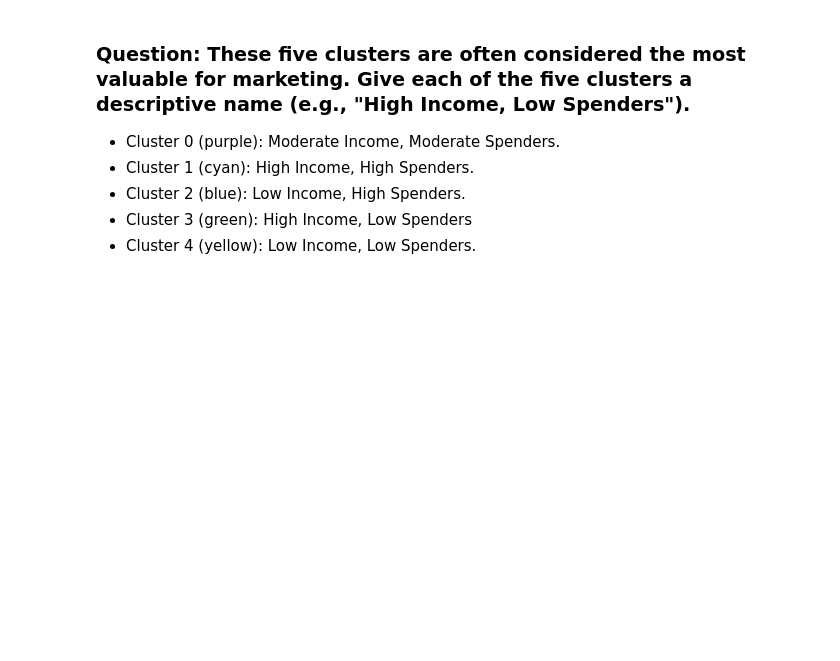
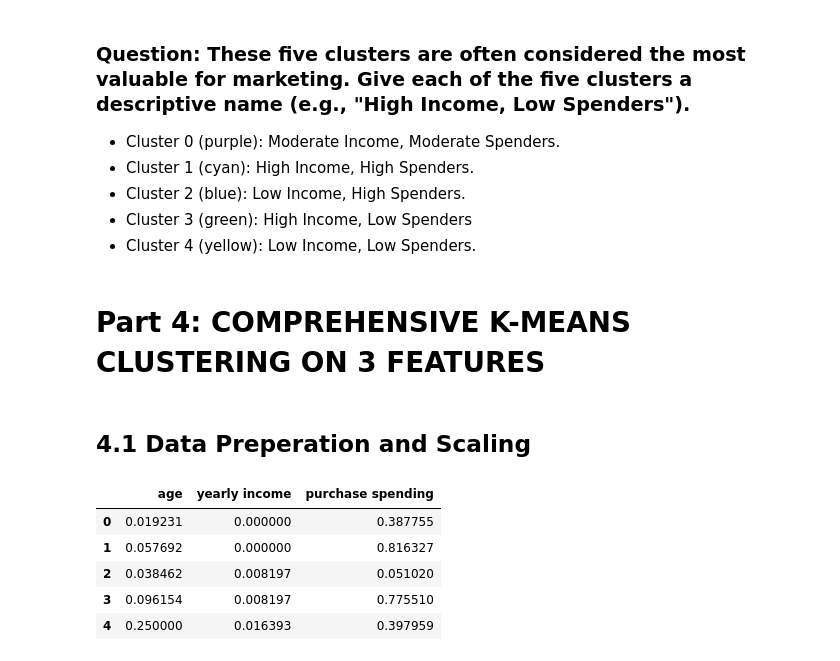
Before and after one commit to GitGud-f/customer-segmentation-kmeans, a Jupyter notebook: notebooks/analysis_report.ipynb, the cells around one changed output. Cells and saved outputs as stored; diff of their text form; code cells hidden in the pictures; blank space fills up the shorter version.

```diff
--- a/notebooks/analysis_report.ipynb
+++ b/notebooks/analysis_report.ipynb
@@ -185,3 +185,20 @@ visualization.plot_kmeans_clusters(
 - Cluster 2 (blue): Low Income, High Spenders.
 - Cluster 3 (green): High Income, Low Spenders
 - Cluster 4 (yellow): Low Income, Low Spenders.
+# %% [markdown]
+# Part 4: COMPREHENSIVE K-MEANS CLUSTERING ON 3 FEATURES
+# %% [markdown]
+## 4.1 Data Preperation and Scaling
+# %%
+features_3d = ['age', 'yearly income', 'purchase spending']
+
+df_scaled = data_loader.scale_features(df_clean, features_3d)
+
+display(df_scaled.head())
+# %% [output]
+|  | age | yearly income | purchase spending |
+| 0 | 0.019231 | 0.000000 | 0.387755 |
+| 1 | 0.057692 | 0.000000 | 0.816327 |
+| 2 | 0.038462 | 0.008197 | 0.051020 |
+| 3 | 0.096154 | 0.008197 | 0.775510 |
+| 4 | 0.250000 | 0.016393 | 0.397959 |
```
Also changed, not shown: parts of 7 cells of this notebook, 3 other files.
